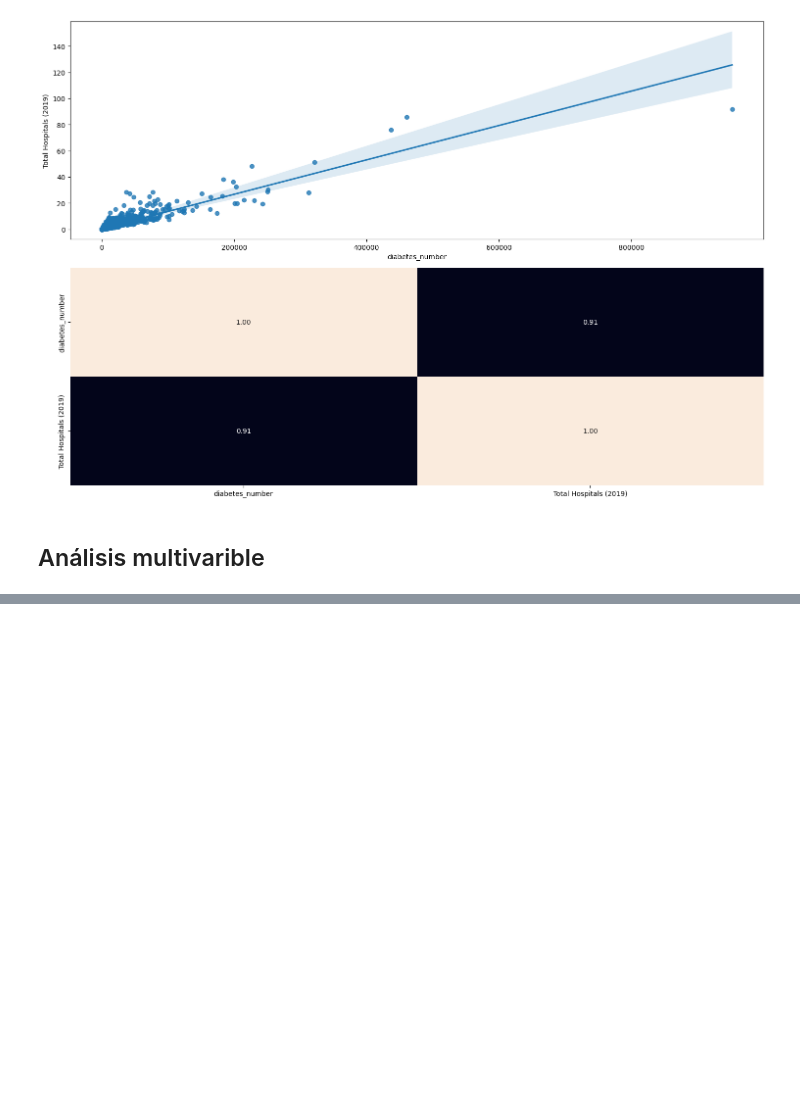
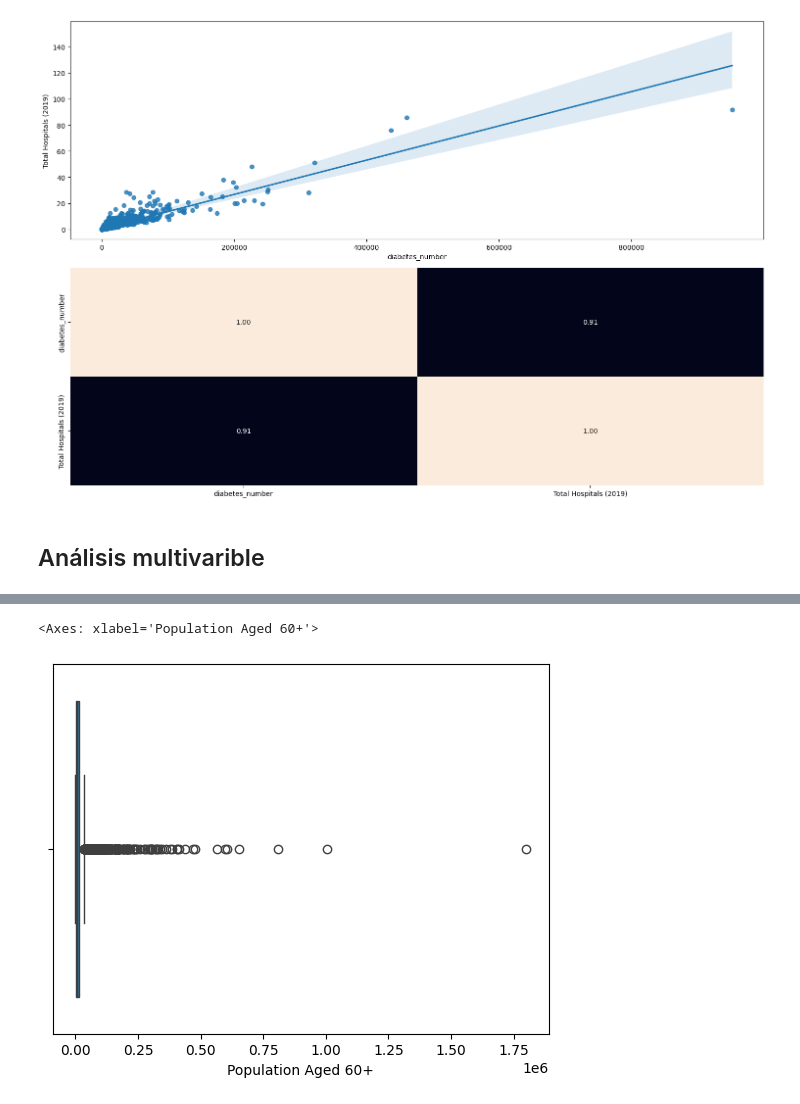
Before and after one commit to Bere333/regularized_linear_regression, a Jupyter notebook: src/regularized_linear_regression.ipynb, the cells around one changed output, grey strips where cells are left out. Drawn from its saved outputs; the diff is of its cells as text; code cells hidden in the pictures; blank space fills up the shorter version.

```diff
--- a/src/regularized_linear_regression.ipynb
+++ b/src/regularized_linear_regression.ipynb
@@ -291,0 +301,5 @@ plt.show()
+# %%
+sns.boxplot(x=df["Population Aged 60+"])
+# %% [output]
+<Axes: xlabel='Population Aged 60+'>
+[figure, added]
```
Also changed, not shown: parts of 24 cells of this notebook, 2 other files.
